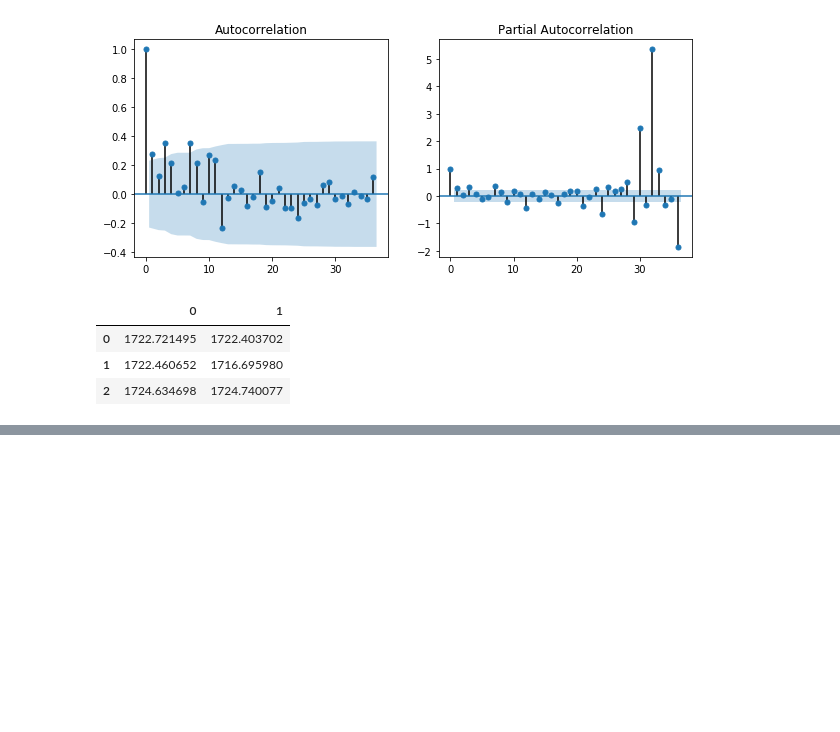
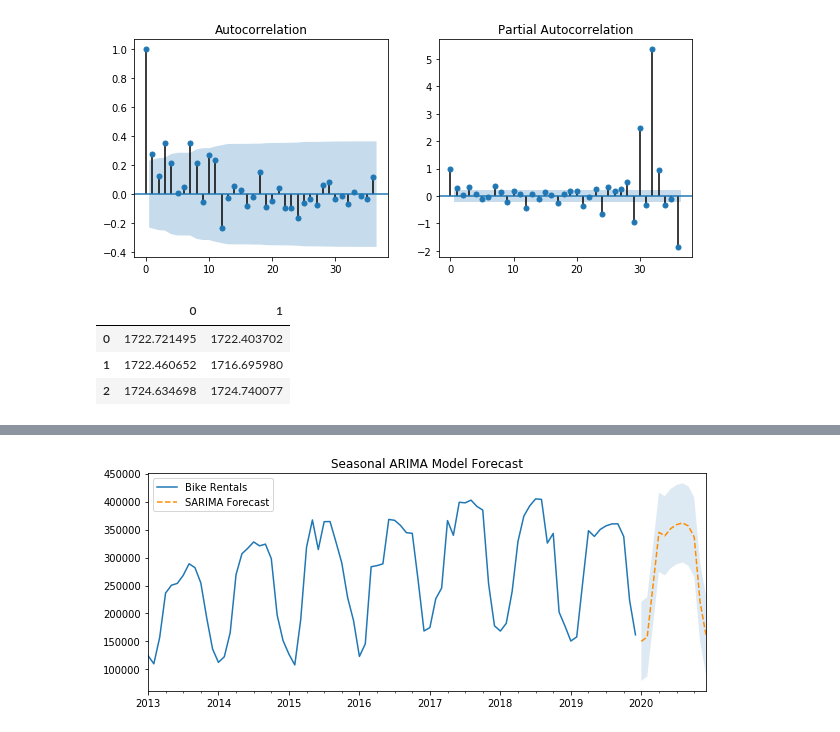
Before and after one commit to Christopher-Liu/bikeshare-ts-analysis, a Jupyter notebook: bikeshare_ts_proj.ipynb, the cells around one changed output, grey strips where cells are left out. Saved outputs shown, nothing was run; the diff lists cells and outputs as text; code cells hidden in the pictures; blank space fills up the shorter version.

```diff
--- a/bikeshare_ts_proj.ipynb
+++ b/bikeshare_ts_proj.ipynb
@@ -261,0 +266,11 @@ fig = fit_sarima.resid.iloc[12:].plot(title="H-W Method Residual Plot", ax=axes[
+# %%
+# Get the prediction intervals from the fitted model's .get_forecast() method
+pred_int = fit_sarima.get_forecast(12).conf_int()
+
+# Plot the bike rental data along with Seasonal ARIMA forecast and prediction intervals
+bike_plot = bike['num_rides'].plot(figsize = (10,4), title = "Seasonal ARIMA Model Forecast")
+fit_sarima.forecast(12).plot(ax = bike_plot,style = '--', color = 'DarkOrange')
+bike_plot.fill_between(fit_sarima.forecast(12).index, pred_int.iloc[:,0], pred_int.iloc[:,1], alpha=0.15)
+bike_plot.legend(['Bike Rentals', 'SARIMA Forecast'], loc='upper left');
+# %% [output]
+[figure, added]
```
Also changed, not shown: parts of 3 cells of this notebook.
